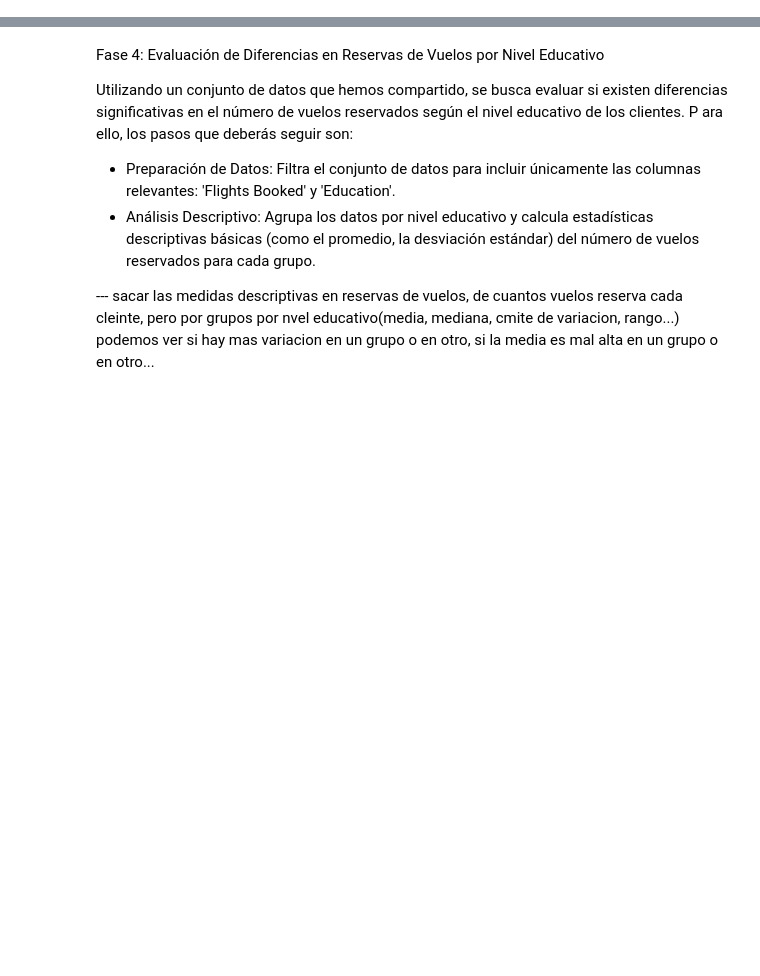
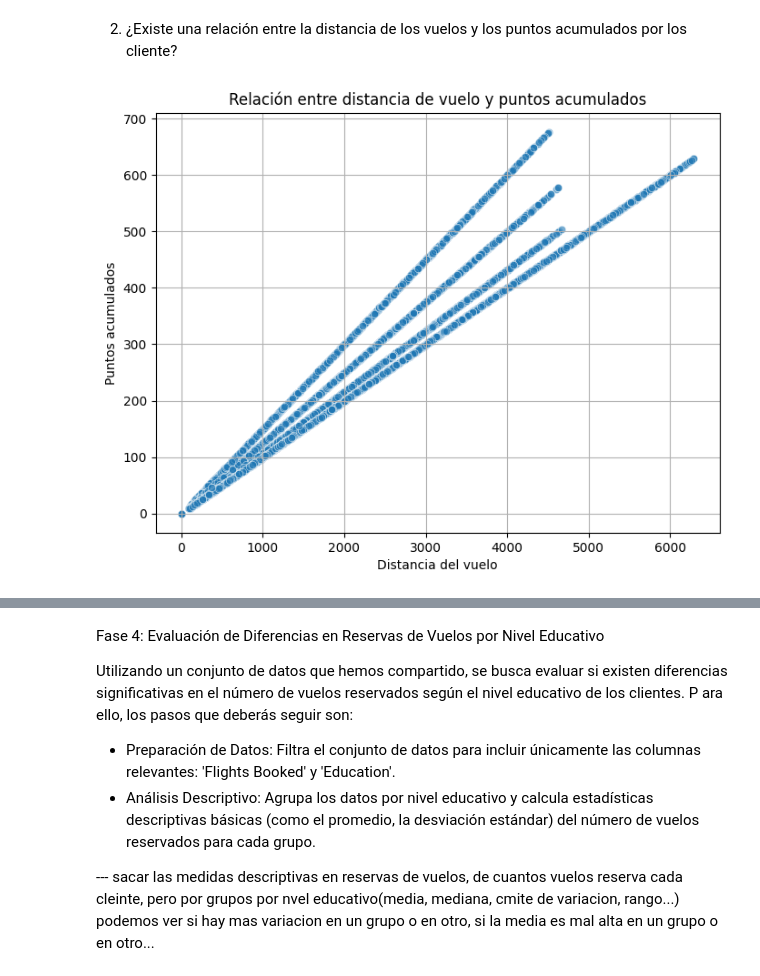
Before and after one commit to Adalab/bda-modulo-3-evaluacion-final-sanchocotanda, a Jupyter notebook: ejercicio_fase_3_y_4.ipynb, the cells around one changed output, grey strips where cells are left out. Cells and saved outputs as stored; diff of their text form; code cells hidden in the pictures; blank space fills up the shorter version.

```diff
--- a/ejercicio_fase_3_y_4.ipynb
+++ b/ejercicio_fase_3_y_4.ipynb
@@ -12,0 +83,13 @@ En todos los ejercicios, no te quedes solo con la representación visual: añade
+# %% [markdown]
+2. ¿Existe una relación entre la distancia de los vuelos y los puntos acumulados por los cliente?
+# %%
+plt.figure(figsize=(8,6))
+sns.scatterplot(data=df_unido, x="distance", y="points_accumulated", alpha=0.6)
+
+plt.title("Relación entre distancia de vuelo y puntos acumulados")
+plt.xlabel("Distancia del vuelo")
+plt.ylabel("Puntos acumulados")
+plt.grid(True)
+plt.show()
+# %% [output]
+[figure, added]
```
Also changed, not shown: parts of 29 cells of this notebook, 1 other file.
